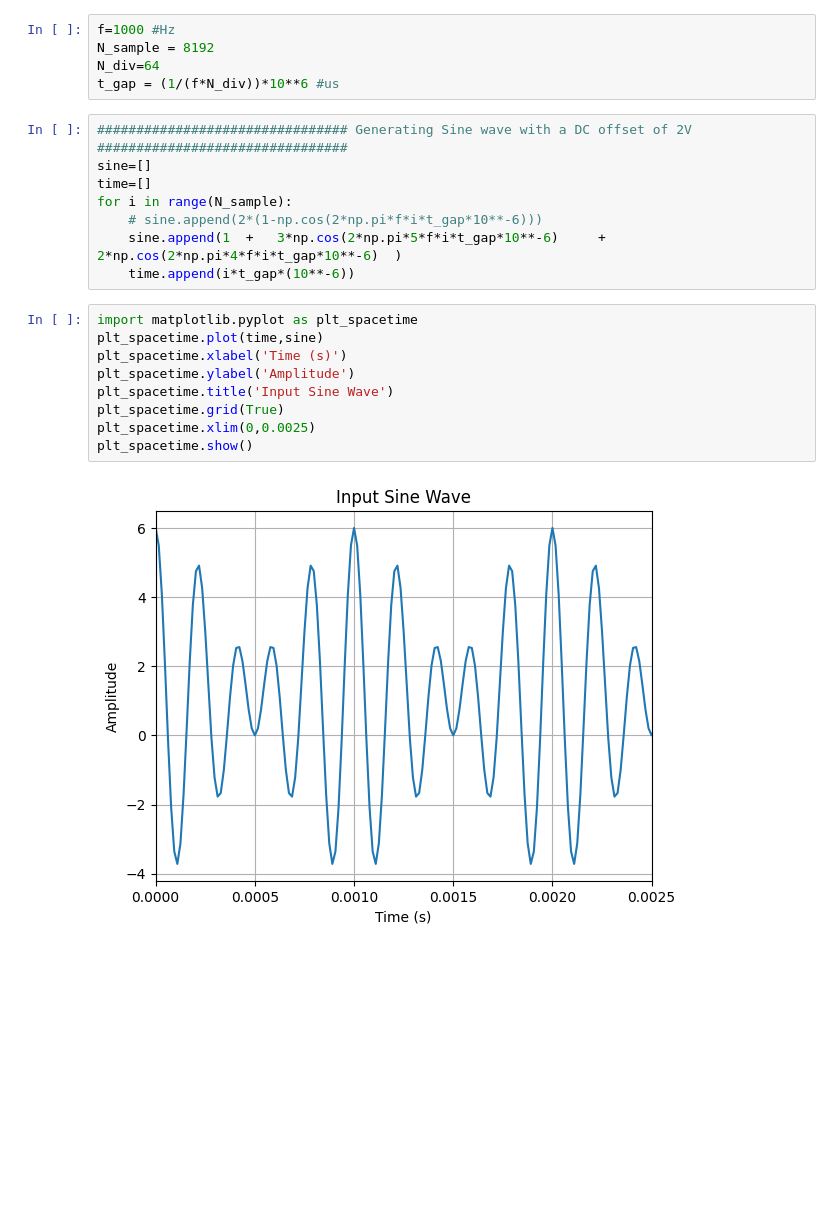
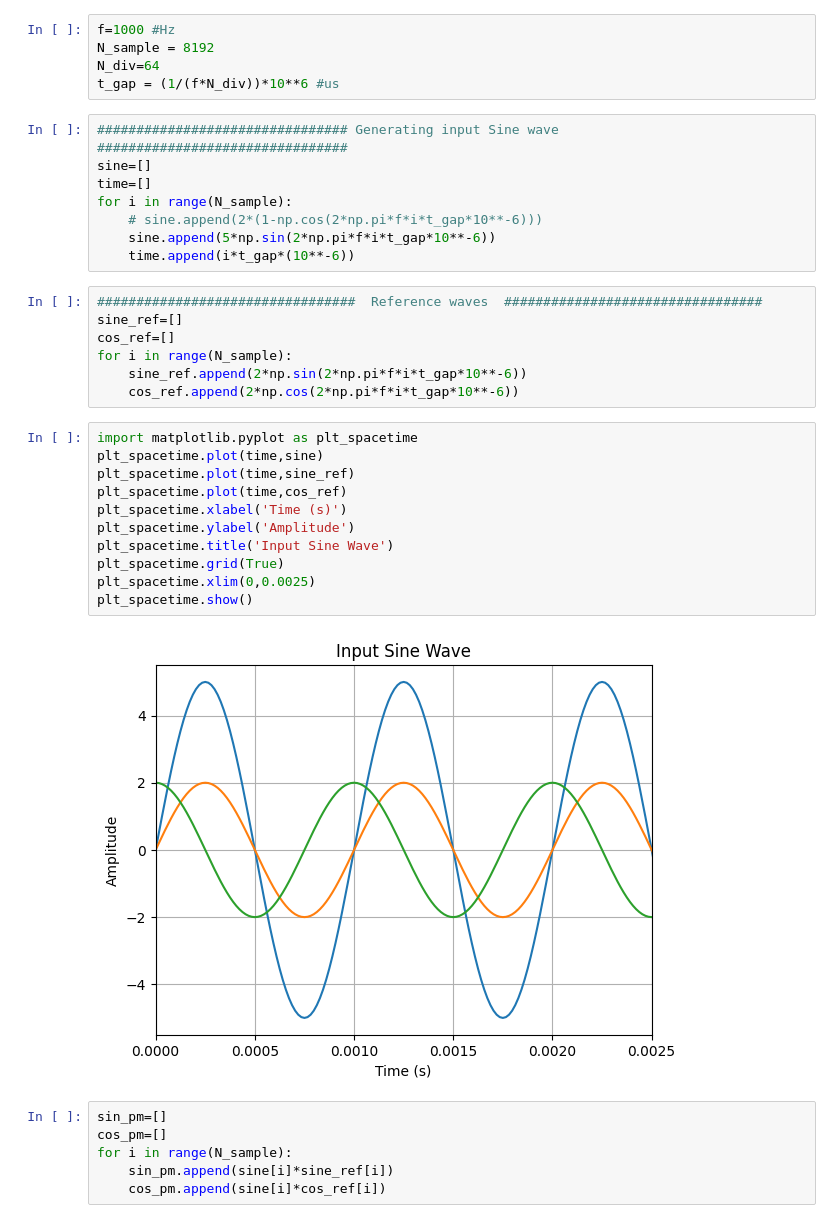
Before and after one commit to ananthapadmanabhan18/Lock_in_Amplifier_with_ExpEyes, a Jupyter notebook: Fourier_testing.ipynb, the cells around one changed output. Saved outputs shown, nothing was run; the diff lists cells and outputs as text; blank space fills up the shorter version.

```diff
--- a/Fourier_testing.ipynb
+++ b/Fourier_testing.ipynb
@@ -9,23 +9,38 @@ N_sample = 8192
 N_div=64
 t_gap = (1/(f*N_div))*10**6 #us
 # %%
-################################ Generating Sine wave with a DC offset of 2V ################################
+################################ Generating input Sine wave  ################################
 sine=[]
 time=[]
 for i in range(N_sample):
     # sine.append(2*(1-np.cos(2*np.pi*f*i*t_gap*10**-6)))
-    sine.append(1  +   3*np.cos(2*np.pi*5*f*i*t_gap*10**-6)     + 2*np.cos(2*np.pi*4*f*i*t_gap*10**-6)  )
+    sine.append(5*np.sin(2*np.pi*f*i*t_gap*10**-6))
     time.append(i*t_gap*(10**-6))
+# %%
+#################################  Reference waves  #################################
+sine_ref=[]
+cos_ref=[]
+for i in range(N_sample):
+    sine_ref.append(2*np.sin(2*np.pi*f*i*t_gap*10**-6))
+    cos_ref.append(2*np.cos(2*np.pi*f*i*t_gap*10**-6))
 # %%
 import matplotlib.pyplot as plt_spacetime
 plt_spacetime.plot(time,sine)
+plt_spacetime.plot(time,sine_ref)
+plt_spacetime.plot(time,cos_ref)
 plt_spacetime.xlabel('Time (s)')
 plt_spacetime.ylabel('Amplitude')
 plt_spacetime.title('Input Sine Wave')
 plt_spacetime.grid(True)
 plt_spacetime.xlim(0,0.0025)
 plt_spacetime.show()
 # %% [output]
-[figure, old version]
+[figure, new version]
+# %%
+sin_pm=[]
+cos_pm=[]
+for i in range(N_sample):
+    sin_pm.append(sine[i]*sine_ref[i])
+    cos_pm.append(sine[i]*cos_ref[i])
 # %%
 freq=fftfreq(N_sample,time[1]-time[0])
```
Also changed, not shown: parts of 6 cells of this notebook, 1 other file.
